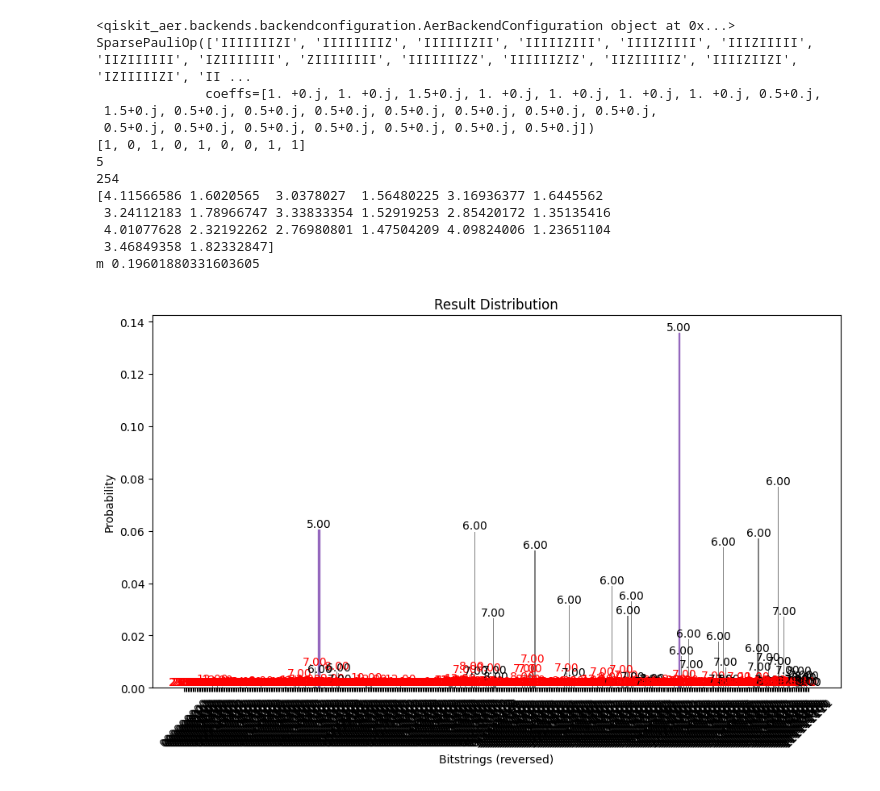
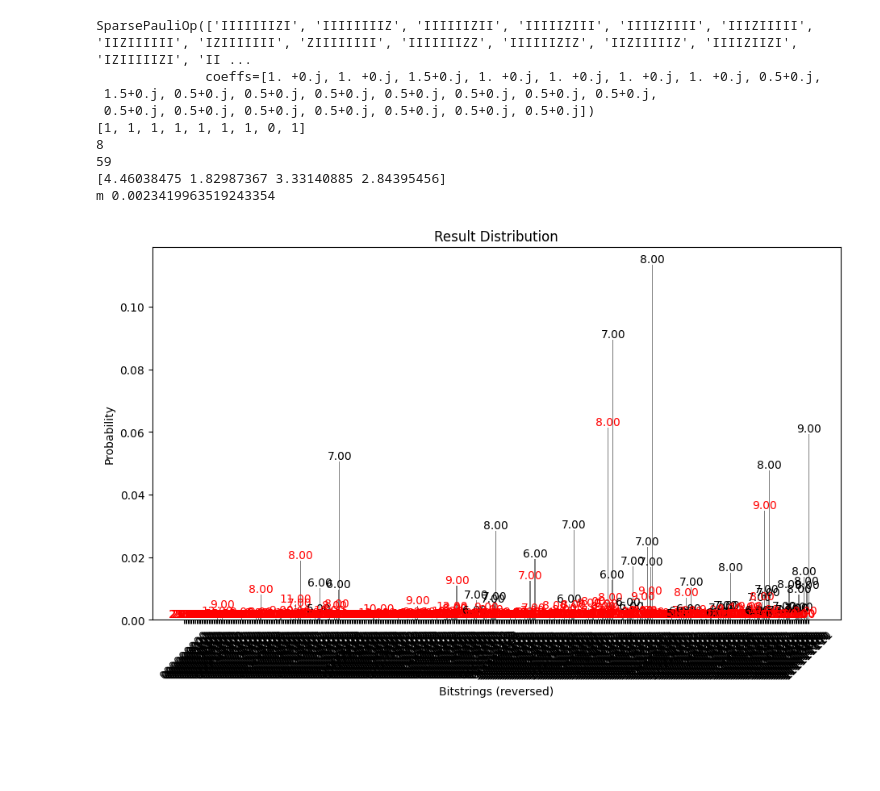
Before and after one commit to Smeidir/QAOA, a Jupyter notebook: tests.ipynb, the cells around one changed output. Cells and saved outputs as stored; diff of their text form; code cells hidden in the pictures; blank space fills up the shorter version.

```diff
--- a/tests.ipynb
+++ b/tests.ipynb
@@ -47,43 +51,40 @@ plt.show()
 # %%
 
 quantum = QAOArunner(graph=graph,
                      backend_mode = 'statevector',
                      param_initialization= 'gaussian',
                      qaoa_variant='vanilla',
                      optimizer='COBYLA',
-                     warm_start=False,
-                     depth = 10,
+                     warm_start=True,
+                     depth = 2,
                      vertexcover=True,
                      amount_shots = 1000,
-                     max_tol = 1e-2#lower shots and tolerance for faster runs
+                     max_tol = 1e-2,#lower shots and tolerance for faster runs
+                     hamming_dist=4
                      )
 
 quantum.build_circuit()
 print(quantum.cost_hamiltonian)
 quantum.run()
 #print(f'Total time: {quantum.time_elapsed} in which {np.sum(quantum.runtimes)/quantum.time_elapsed:.2f}% was spent inside the cost_func_estimator and {1 - np.sum(quantum.runtimes)/quantum.time_elapsed:.2f} inside optimizer and help functions.')
 #removed timer statements from qaoa so above line does not work
 print(quantum.solution)
 print(quantum.evaluate_solution())
 print(quantum.fev)
 print(quantum.final_params)
 print('m',quantum.get_prob_measure_optimal())
 quantum.print_bitstrings()
 # %% [output]
-<qiskit_aer.backends.backendconfiguration.AerBackendConfiguration object at 0x...>
 SparsePauliOp(['IIIIIIIZI', 'IIIIIIIIZ', 'IIIIIIZII', 'IIIIIZIII', 'IIIIZIIII', 'IIIZIIIII', 'IIZIIIIII', 'IZIIIIIII', 'ZIIIIIIII', 'IIIIIIIZZ', 'IIIIIIZIZ', 'IIZIIIIIZ', 'IIIIZIIZI', 'IZIIIIIZI', 'II ...
               coeffs=[1. +0.j, 1. +0.j, 1.5+0.j, 1. +0.j, 1. +0.j, 1. +0.j, 1. +0.j, 0.5+0.j,
  1.5+0.j, 0.5+0.j, 0.5+0.j, 0.5+0.j, 0.5+0.j, 0.5+0.j, 0.5+0.j, 0.5+0.j,
  0.5+0.j, 0.5+0.j, 0.5+0.j, 0.5+0.j, 0.5+0.j, 0.5+0.j, 0.5+0.j])
-[1, 0, 1, 0, 1, 0, 0, 1, 1]
-5
-254
-[4.11566586 1.6020565  3.0378027  1.56480225 3.16936377 1.6445562
- 3.24112183 1.78966747 3.33833354 1.52919253 2.85420172 1.35135416
- 4.01077628 2.32192262 2.76980801 1.47504209 4.09824006 1.23651104
- 3.46849358 1.82332847]
-m 0.19601880331603605
+[1, 1, 1, 1, 1, 1, 1, 0, 1]
+8
+59
+[4.46038475 1.82987367 3.33140885 2.84395456]
+m 0.0023419963519243354
-[figure, old version]
+[figure, new version]
 # %%
 quantum.draw_circuit()
 # %% [output]
```
Also changed, not shown: parts of 5 cells of this notebook, 4 other files.
